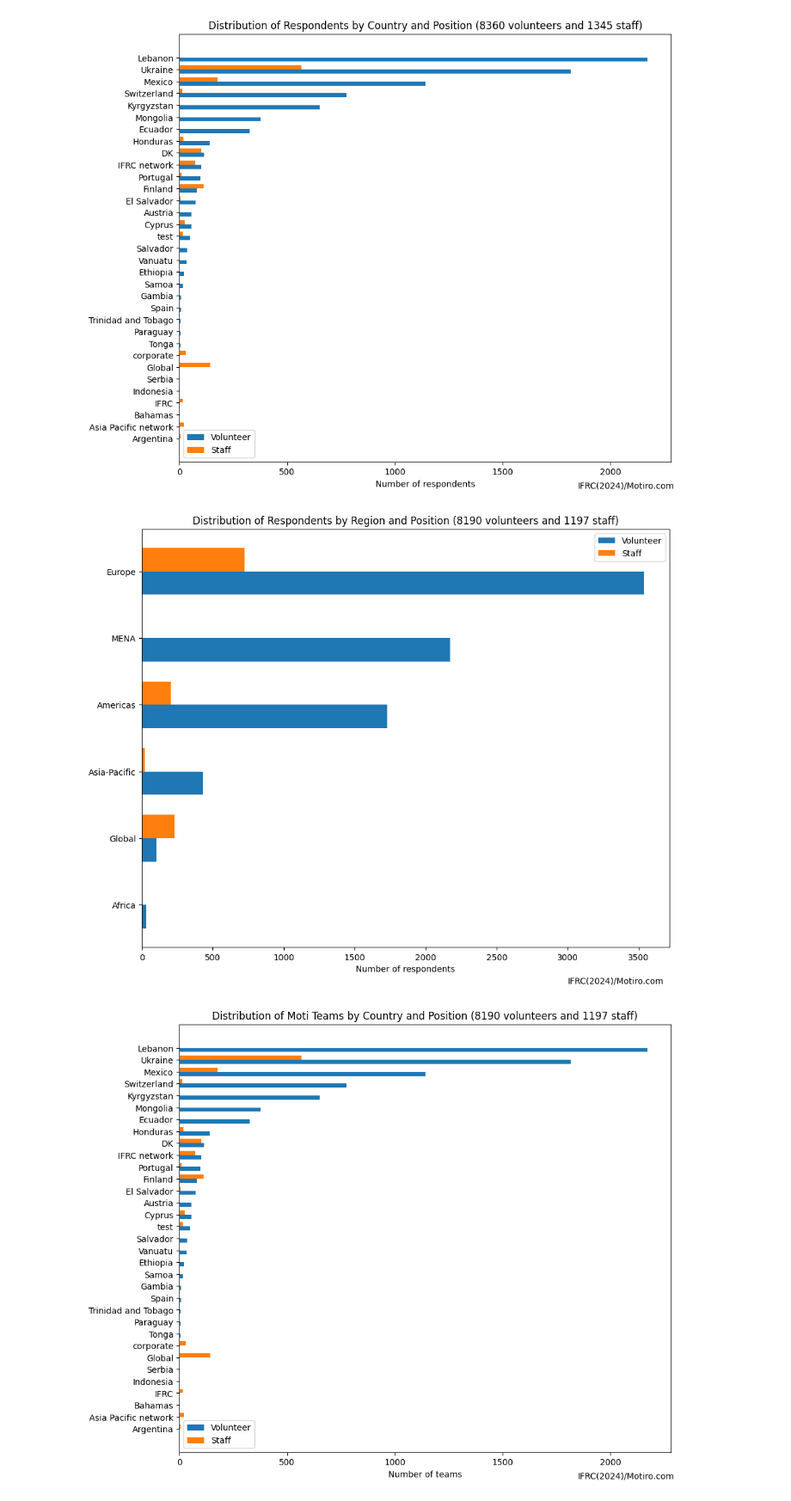
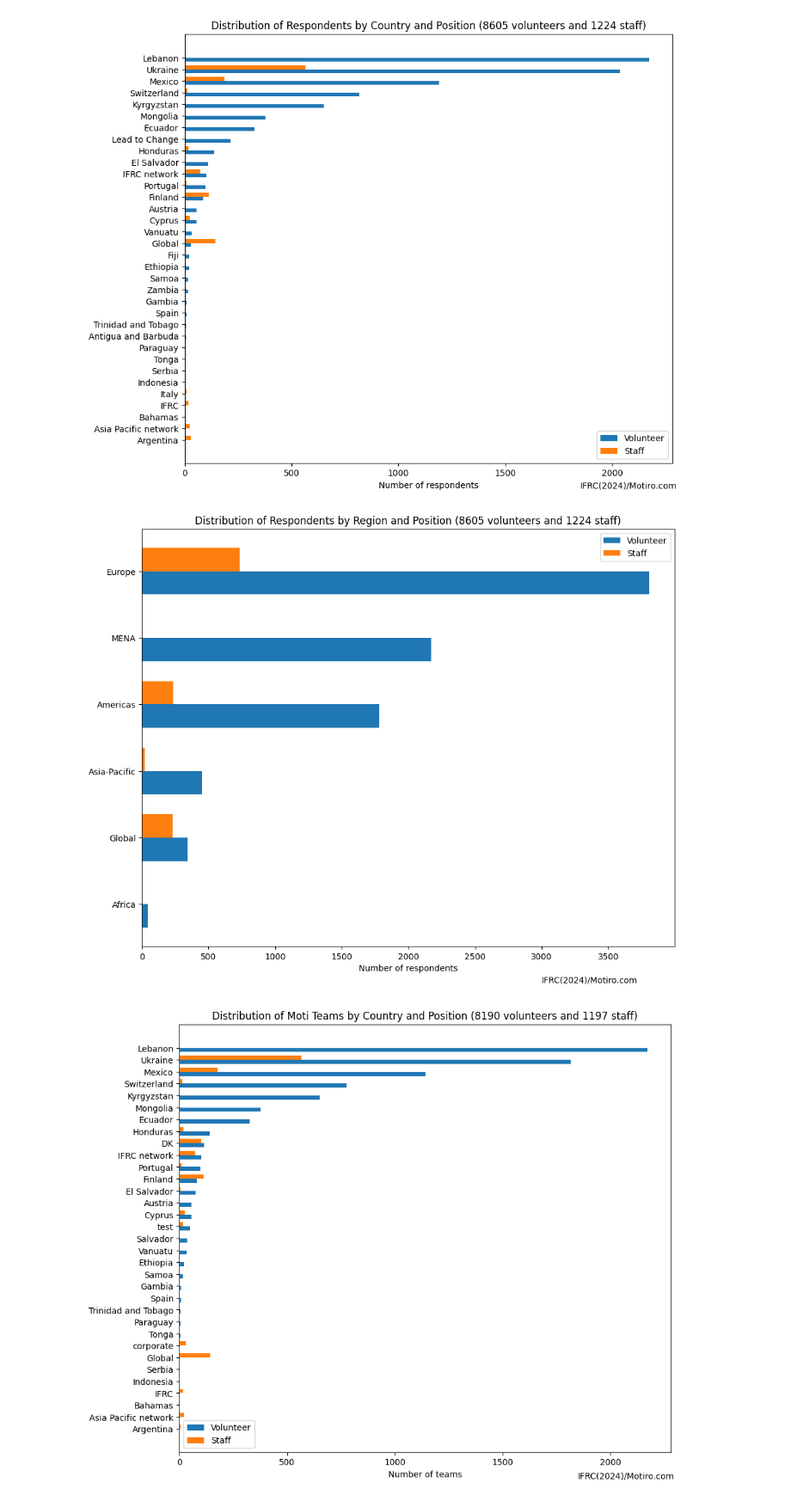
Before and after one commit to gabrielpictet/Motiro, a Jupyter notebook: DataDescription.ipynb, the cells around one changed output. Shown at 86% size. Saved outputs shown, nothing was run; the diff lists cells and outputs as text; code cells hidden in the pictures.

Commit message:
tested with new data. fixed dataframe names.

```diff
--- a/DataDescription.ipynb
+++ b/DataDescription.ipynb
@@ -9,9 +9,10 @@ import seaborn.objects as so
 import plotly.subplots
 from scipy.stats import pearsonr
 # %%
-# Graphs describing the Moti data
+# Define path and read appropriate dataset: individual.csv
+file_path = 'Individual.csv'
+df = pd.read_csv(file_path, sep=",", encoding='utf-8')
 
-df = pd.read_csv("ungrouped_ALL_with_regions.txt")
 df.info()
 # %% [output]
 <class 'pandas.core.frame.DataFrame'>
@@ -81,5 +35,14 @@ plt.show()
 # %%
 ## distribution of respondents by country and position
+
+# Read appropriate dataframe as defined in cell 2
+df = pd.read_csv(file_path, sep=",", encoding='utf-8')
+
+#Drop non RC, unknown and test responses
+df = df.drop(df[df.Region == 'corporate'].index)
+df = df.drop(df[df.Region == 'test'].index)
+df = df.drop(df[df.Region == 'DK'].index)
+
 # Count the total number of respondents (n)
 n_vol = df['Volunteer'].sum()
 n_staff = df['Staff'].sum()
@@ -100,37 +63,41 @@ fig, ax = plt.subplots(figsize=(10, 8))
 # Create an array of indices for the y-axis positions
 y = np.arange(len(countries))
 
 # Plot the bars for volunteers
 ax.barh(y, grouped_df['Volunteer'], height=bar_height, label='Volunteer')
 
 # Plot the bars for staff
 ax.barh(y + bar_height, grouped_df['Staff'], height=bar_height, label='Staff')
 
 # Set the y-axis ticks and labels
 ax.set_yticks(y + bar_height / 2)
 ax.set_yticklabels(countries)
 
 # Set the x-axis label
 ax.set_xlabel('Number of respondents')
 
 # Set the title
 ax.set_title(f'Distribution of Respondents by Country and Position ({n_vol} volunteers and {n_staff} staff)')
 plt.text(1850, -4, "IFRC(2024)/Motiro.com", fontdict={'size': 10})
 
 # Add a legend
 ax.legend()
 
 # Adjust the layout to accommodate the y-axis labels
 plt.tight_layout()
 
 plt.savefig('RespondentsByCountrySorted.png')
 # Show the plot
 plt.show()
 # %% [output]
-[figure, old version]
+[figure, new version]
 # %%
 ## distribution of respondents by region and position
 
+# Read appropriate dataframe as defined in cell 2
+df = pd.read_csv(file_path, sep=",", encoding='utf-8')
+
+#Drop non RC, unknown and test responses
 df = df.drop(df[df.Region == 'corporate'].index)
 df = df.drop(df[df.Region == 'test'].index)
 df = df.drop(df[df.Region == 'DK'].index)
@@ -182,6 +149,6 @@ plt.savefig('RespondentsByRegionSorted.png')
 # Show the plot
 plt.show()
 # %% [output]
-[figure, old version]
+[figure, new version]
 # %%
 # bar chart with number of teams by country
```
Also changed, not shown: parts of 10 cells of this notebook, 9 other files.
